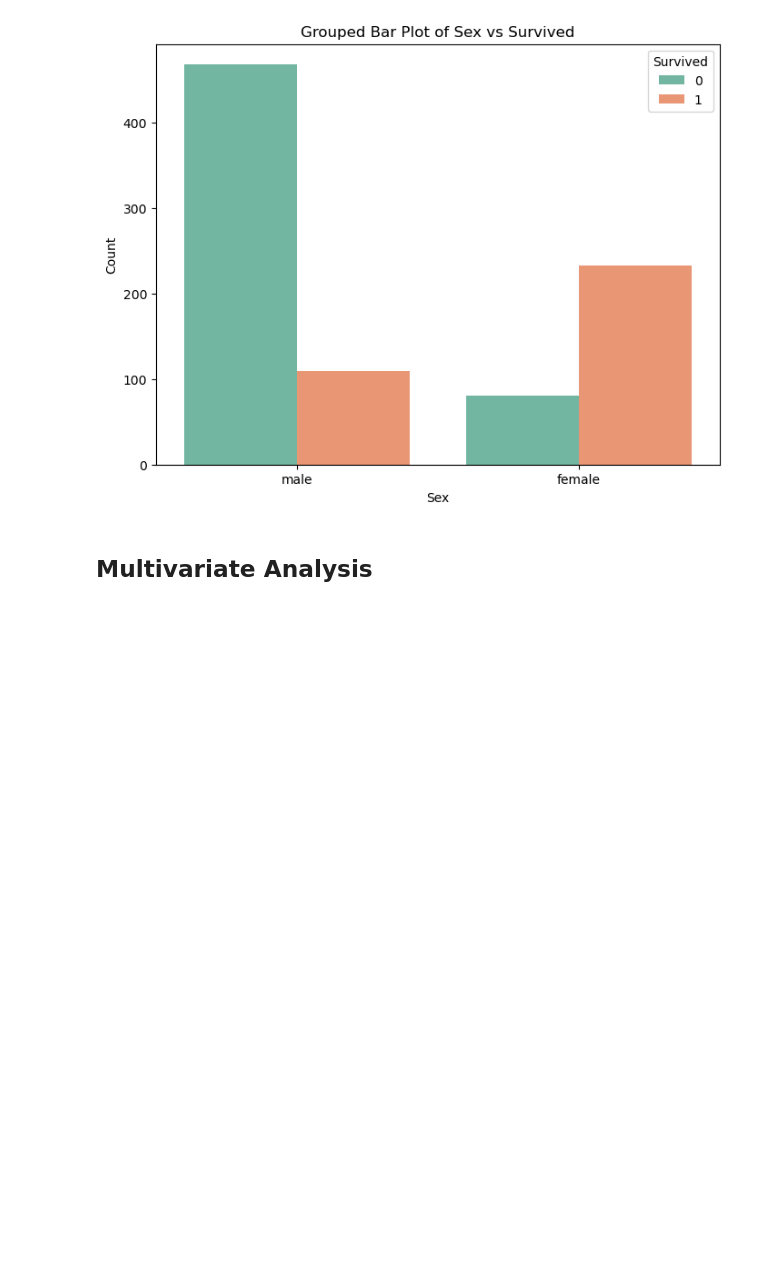
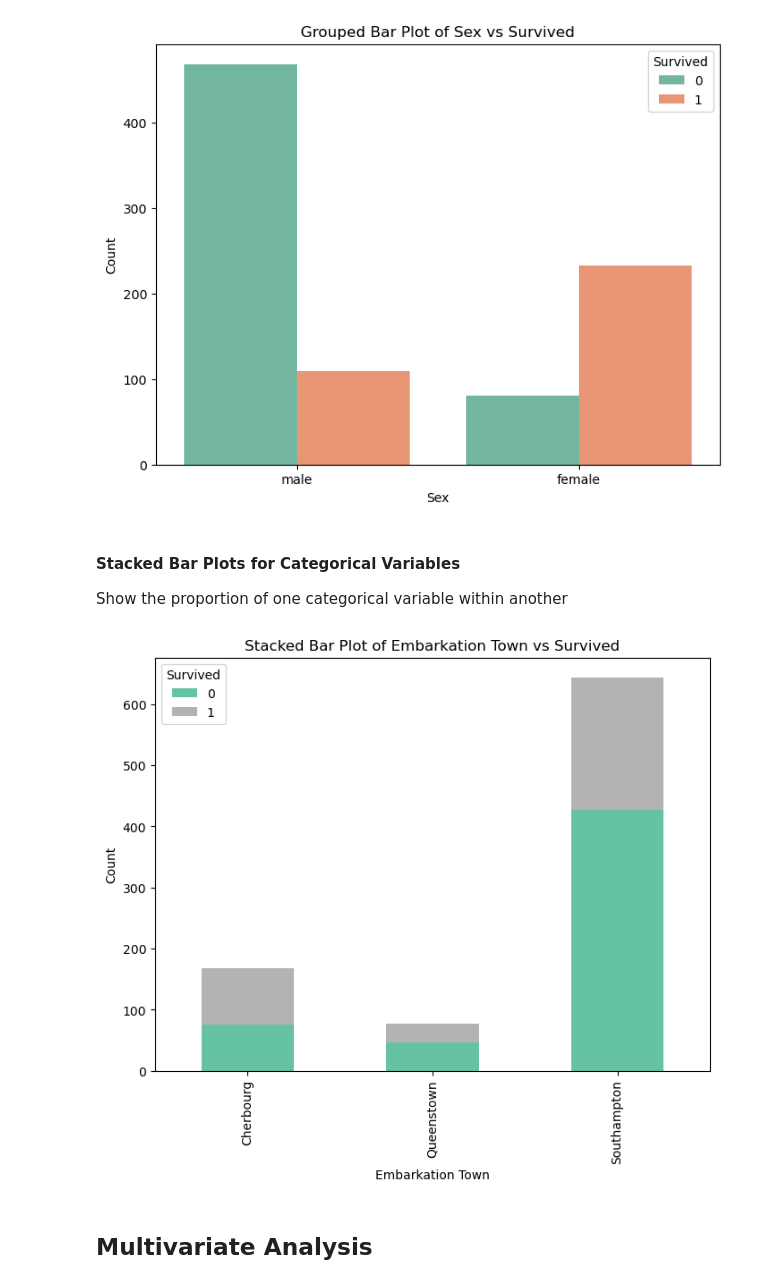
Before and after one commit to NicoleChJ/DataSciencePortafolio, a Jupyter notebook: Code Snippets/EDA/visualization.ipynb, the cells around one changed output. Drawn from its saved outputs; the diff is of its cells as text; code cells hidden in the pictures; blank space fills up the shorter version.

```diff
--- a/Code Snippets/EDA/visualization.ipynb
+++ b/Code Snippets/EDA/visualization.ipynb
@@ -127,5 +159,21 @@ plt.legend(title='Survived')
 plt.show()
 # %% [output]
 [figure]
+# %% [markdown]
+#### Stacked Bar Plots for Categorical Variables
+Show the proportion of one categorical variable within another
+# %%
+# Create a cross-tabulation of embark_town and survived
+embark_survived = pd.crosstab(df['embark_town'], df['survived'])
+
+# Plot the stacked bar plot
+embark_survived.plot(kind='bar', stacked=True, figsize=(8, 6), colormap='Set2')
+plt.title('Stacked Bar Plot of Embarkation Town vs Survived')
+plt.xlabel('Embarkation Town')
+plt.ylabel('Count')
+plt.legend(title='Survived')
+plt.show()
+# %% [output]
+[figure, added]
 # %% [markdown]
 ## Multivariate Analysis
```
Also changed, not shown: parts of 19 cells of this notebook, 1 other file.
